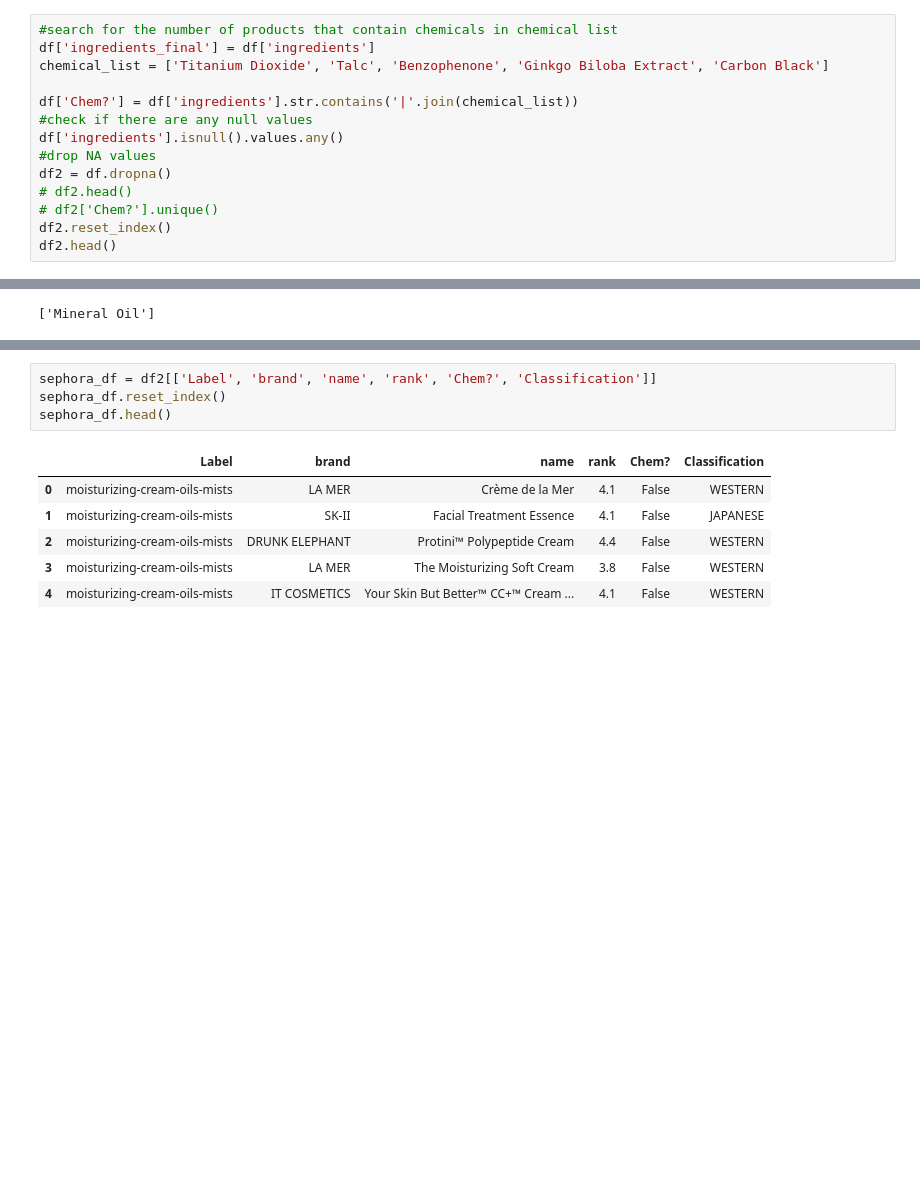
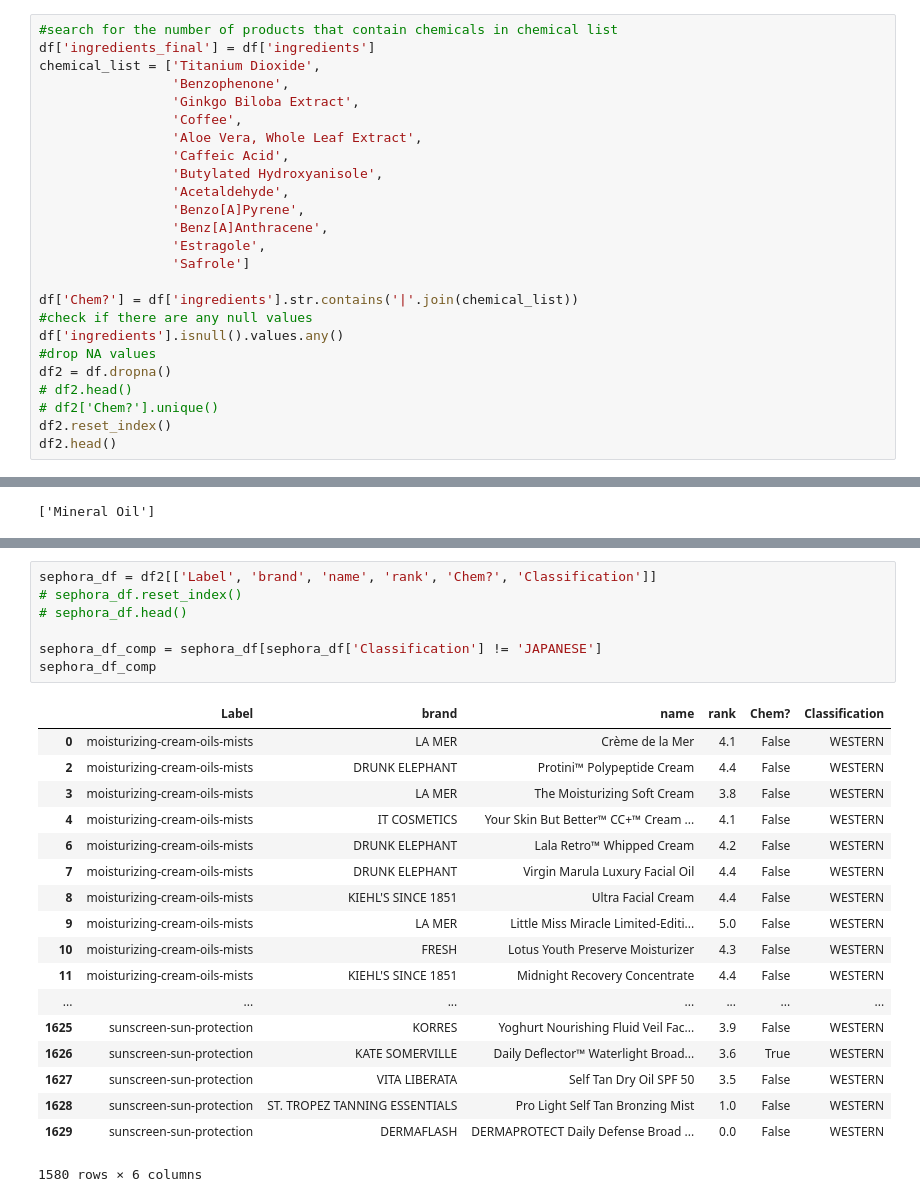
Before and after one commit to nicleong27/EastvsWest_Beauty, a Jupyter notebook: Sephora_Data_Checks.ipynb, the cells around one changed output, grey strips where cells are left out. Cells and saved outputs as stored; diff of their text form; blank space fills up the shorter version.

```diff
--- a/Sephora_Data_Checks.ipynb
+++ b/Sephora_Data_Checks.ipynb
@@ -37,7 +37,18 @@ df.head()
 # %%
 #search for the number of products that contain chemicals in chemical list
 df['ingredients_final'] = df['ingredients']
-chemical_list = ['Titanium Dioxide', 'Talc', 'Benzophenone', 'Ginkgo Biloba Extract', 'Carbon Black']
+chemical_list = ['Titanium Dioxide',
+                 'Benzophenone',
+                 'Ginkgo Biloba Extract',
+                 'Coffee',
+                 'Aloe Vera, Whole Leaf Extract',
+                 'Caffeic Acid',
+                 'Butylated Hydroxyanisole',
+                 'Acetaldehyde',
+                 'Benzo[A]Pyrene',
+                 'Benz[A]Anthracene',
+                 'Estragole',
+                 'Safrole']
 
 df['Chem?'] = df['ingredients'].str.contains('|'.join(chemical_list))
 #check if there are any null values
@@ -153,13 +176,28 @@ df2.head()
 # %%
 sephora_df = df2[['Label', 'brand', 'name', 'rank', 'Chem?', 'Classification']]
-sephora_df.reset_index()
-sephora_df.head()
+# sephora_df.reset_index()
+# sephora_df.head()
+
+sephora_df_comp = sephora_df[sephora_df['Classification'] != 'JAPANESE']
+sephora_df_comp
 # %% [output]
 |  | Label | brand | name | rank | Chem? | Classification |
 | 0 | moisturizing-cream-oils-mists | LA MER | Crème de la Mer | 4.1 | False | WESTERN |
-| 1 | moisturizing-cream-oils-mists | SK-II | Facial Treatment Essence | 4.1 | False | JAPANESE |
 | 2 | moisturizing-cream-oils-mists | DRUNK ELEPHANT | Protini™ Polypeptide Cream | 4.4 | False | WESTERN |
 | 3 | moisturizing-cream-oils-mists | LA MER | The Moisturizing Soft Cream | 3.8 | False | WESTERN |
 | 4 | moisturizing-cream-oils-mists | IT COSMETICS | Your Skin But Better™ CC+™ Cream ... | 4.1 | False | WESTERN |
+| 6 | moisturizing-cream-oils-mists | DRUNK ELEPHANT | Lala Retro™ Whipped Cream | 4.2 | False | WESTERN |
+| 7 | moisturizing-cream-oils-mists | DRUNK ELEPHANT | Virgin Marula Luxury Facial Oil | 4.4 | False | WESTERN |
+| 8 | moisturizing-cream-oils-mists | KIEHL'S SINCE 1851 | Ultra Facial Cream | 4.4 | False | WESTERN |
+| 9 | moisturizing-cream-oils-mists | LA MER | Little Miss Miracle Limited-Editi... | 5.0 | False | WESTERN |
+| 10 | moisturizing-cream-oils-mists | FRESH | Lotus Youth Preserve Moisturizer | 4.3 | False | WESTERN |
+| 11 | moisturizing-cream-oils-mists | KIEHL'S SINCE 1851 | Midnight Recovery Concentrate | 4.4 | False | WESTERN |
+| ... | ... | ... | ... | ... | ... | ... |
+| 1625 | sunscreen-sun-protection | KORRES | Yoghurt Nourishing Fluid Veil Fac... | 3.9 | False | WESTERN |
+| 1626 | sunscreen-sun-protection | KATE SOMERVILLE | Daily Deflector™ Waterlight Broad... | 3.6 | True | WESTERN |
+| 1627 | sunscreen-sun-protection | VITA LIBERATA | Self Tan Dry Oil SPF 50 | 3.5 | False | WESTERN |
+| 1628 | sunscreen-sun-protection | ST. TROPEZ TANNING ESSENTIALS | Pro Light Self Tan Bronzing Mist | 1.0 | False | WESTERN |
+| 1629 | sunscreen-sun-protection | DERMAFLASH | DERMAPROTECT Daily Defense Broad ... | 0.0 | False | WESTERN |
+1580 rows × 6 columns
 # %%
 #group by Classification, Chem and count brands
```
Also changed, not shown: parts of 14 cells of this notebook.
